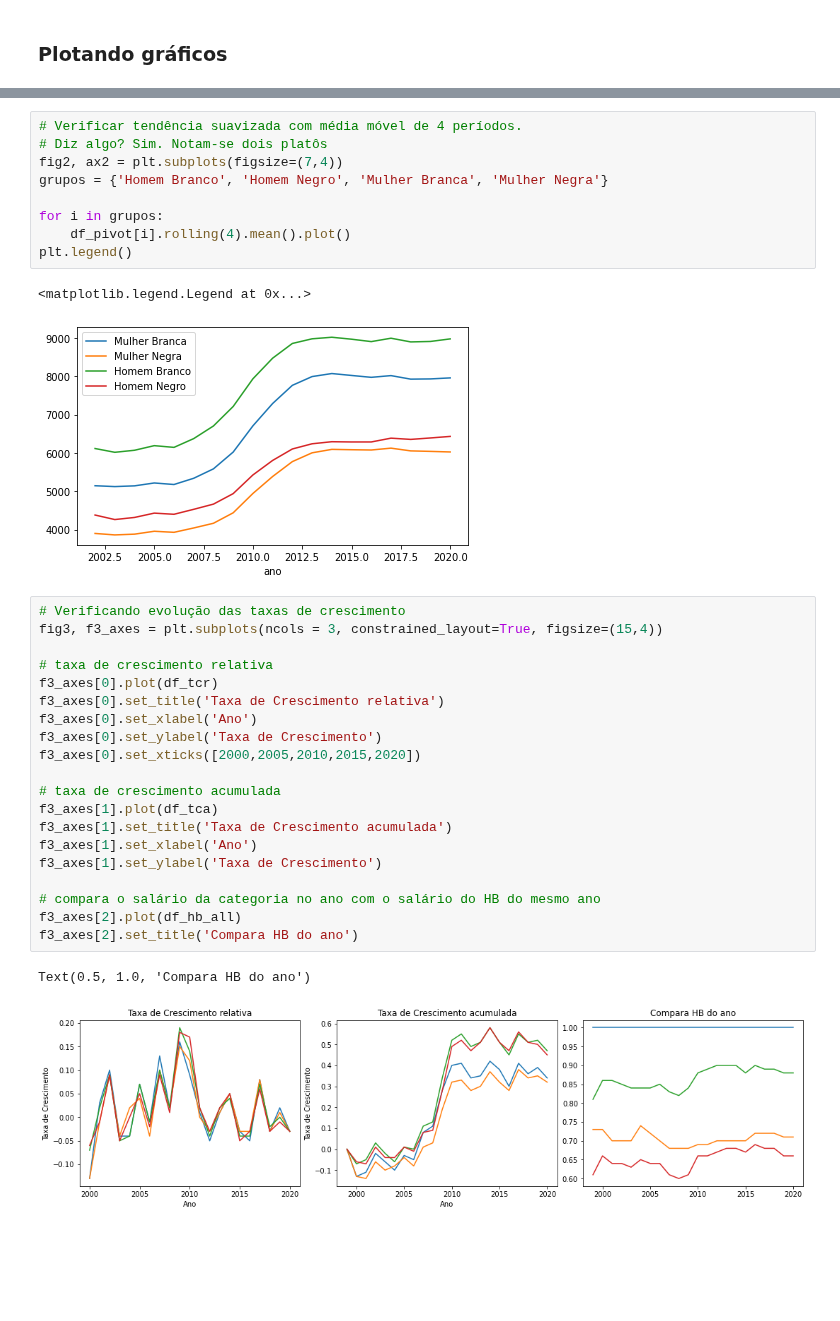
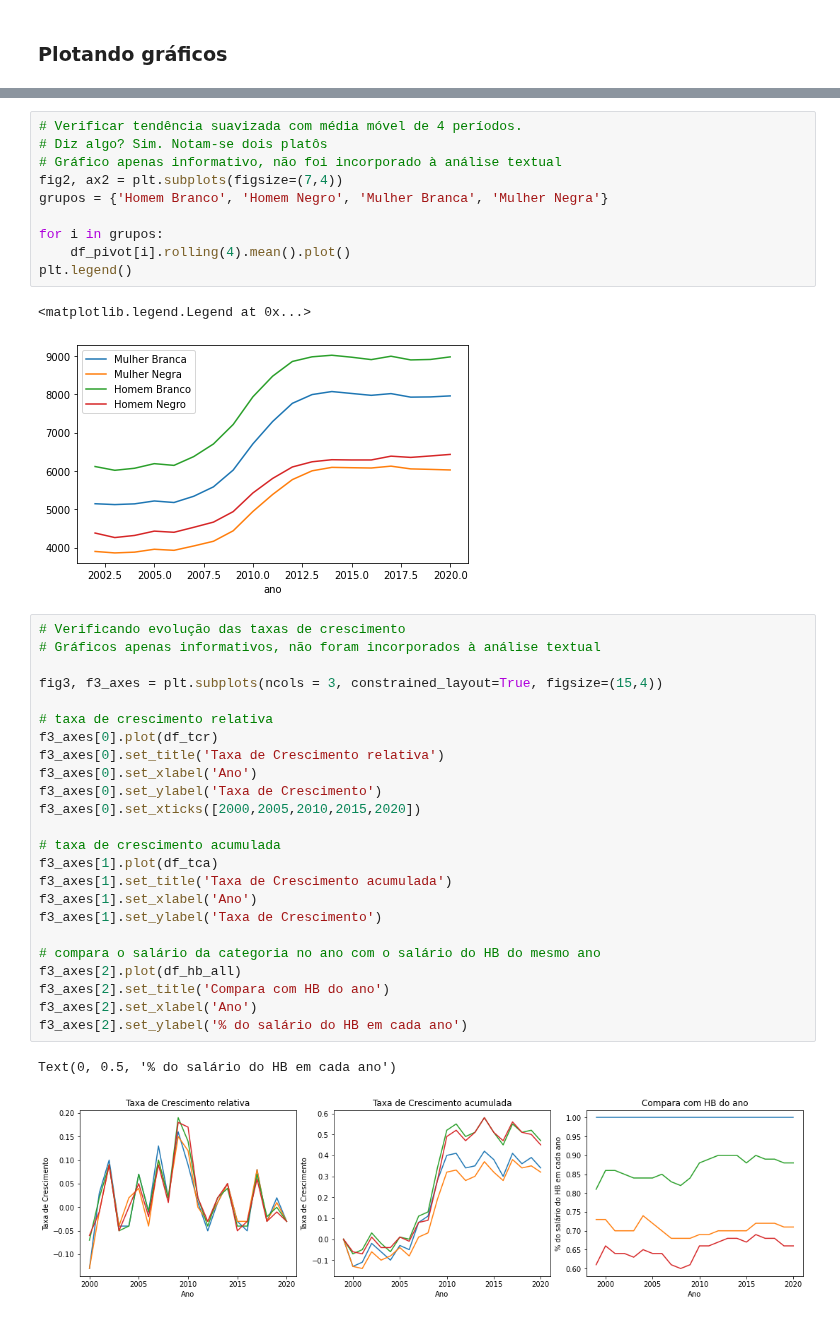
Before and after one commit to deborabastos/hacker_fiscalizacao, a Jupyter notebook: serviores.ipynb, the cells around one changed output, grey strips where cells are left out. Drawn from its saved outputs; the diff is of its cells as text; blank space fills up the shorter version.

Commit message:
working on graphics

```diff
--- a/serviores.ipynb
+++ b/serviores.ipynb
@@ -320,6 +349,7 @@ plt.savefig('./output/grafico1.png')
 # %%
 # Verificar tendência suavizada com média móvel de 4 períodos.
 # Diz algo? Sim. Notam-se dois platôs
+# Gráfico apenas informativo, não foi incorporado à análise textual
 fig2, ax2 = plt.subplots(figsize=(7,4))
 grupos = {'Homem Branco', 'Homem Negro', 'Mulher Branca', 'Mulher Negra'}
 
@@ -331,24 +361,28 @@ plt.legend()
 [figure]
 # %%
 # Verificando evolução das taxas de crescimento
+# Gráficos apenas informativos, não foram incorporados à análise textual
+
 fig3, f3_axes = plt.subplots(ncols = 3, constrained_layout=True, figsize=(15,4))
 
 # taxa de crescimento relativa
 f3_axes[0].plot(df_tcr)
 f3_axes[0].set_title('Taxa de Crescimento relativa')
 f3_axes[0].set_xlabel('Ano')
 f3_axes[0].set_ylabel('Taxa de Crescimento')
 f3_axes[0].set_xticks([2000,2005,2010,2015,2020])
 
 # taxa de crescimento acumulada
 f3_axes[1].plot(df_tca)
 f3_axes[1].set_title('Taxa de Crescimento acumulada')
 f3_axes[1].set_xlabel('Ano')
 f3_axes[1].set_ylabel('Taxa de Crescimento')
 
 # compara o salário da categoria no ano com o salário do HB do mesmo ano
 f3_axes[2].plot(df_hb_all)
-f3_axes[2].set_title('Compara HB do ano')
+f3_axes[2].set_title('Compara com HB do ano')
+f3_axes[2].set_xlabel('Ano')
+f3_axes[2].set_ylabel('% do salário do HB em cada ano')
 # %% [output]
-Text(0.5, 1.0, 'Compara HB do ano')
+Text(0, 0.5, '% do salário do HB em cada ano')
-[figure, old version]
+[figure, new version]
```
Also changed, not shown: parts of 5 cells of this notebook, 3 other files.
